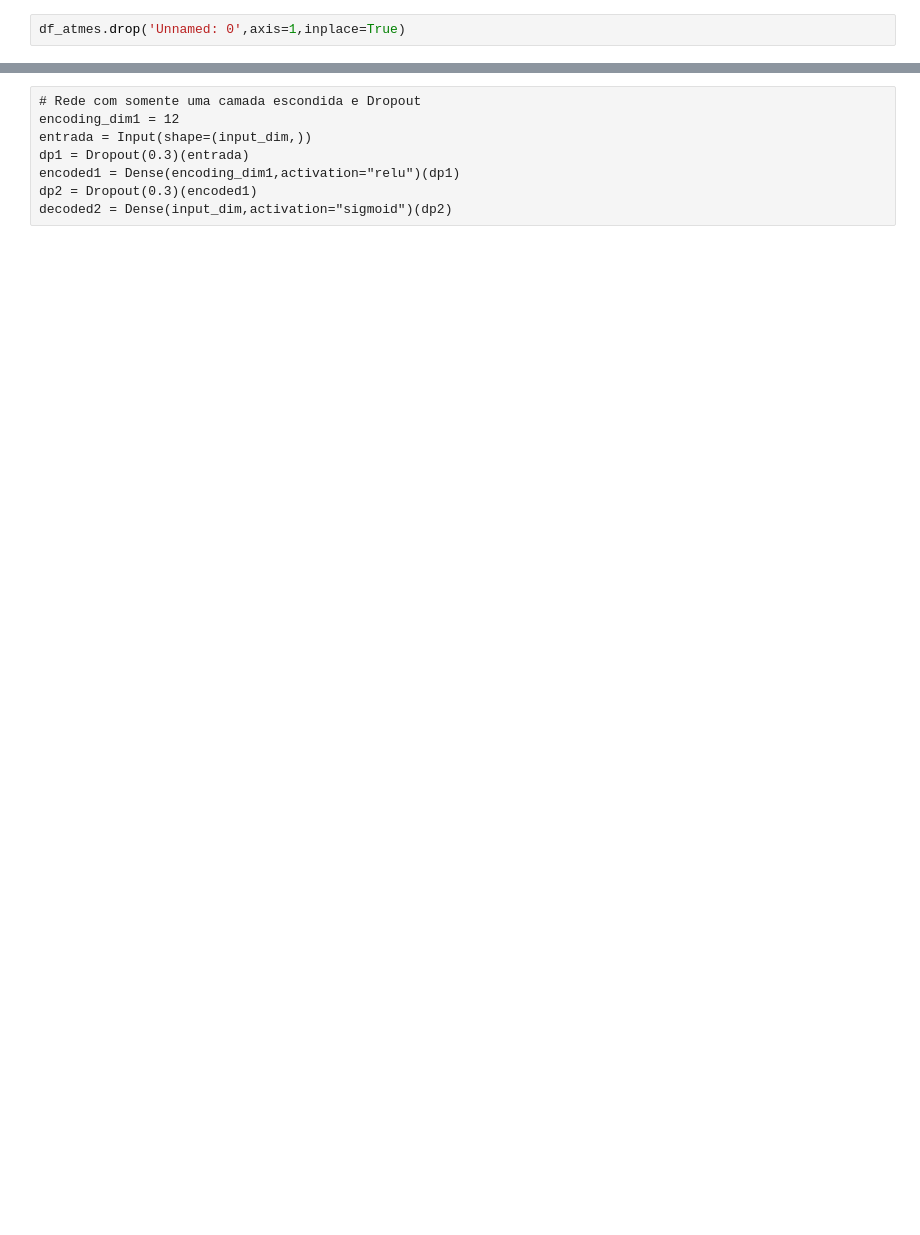
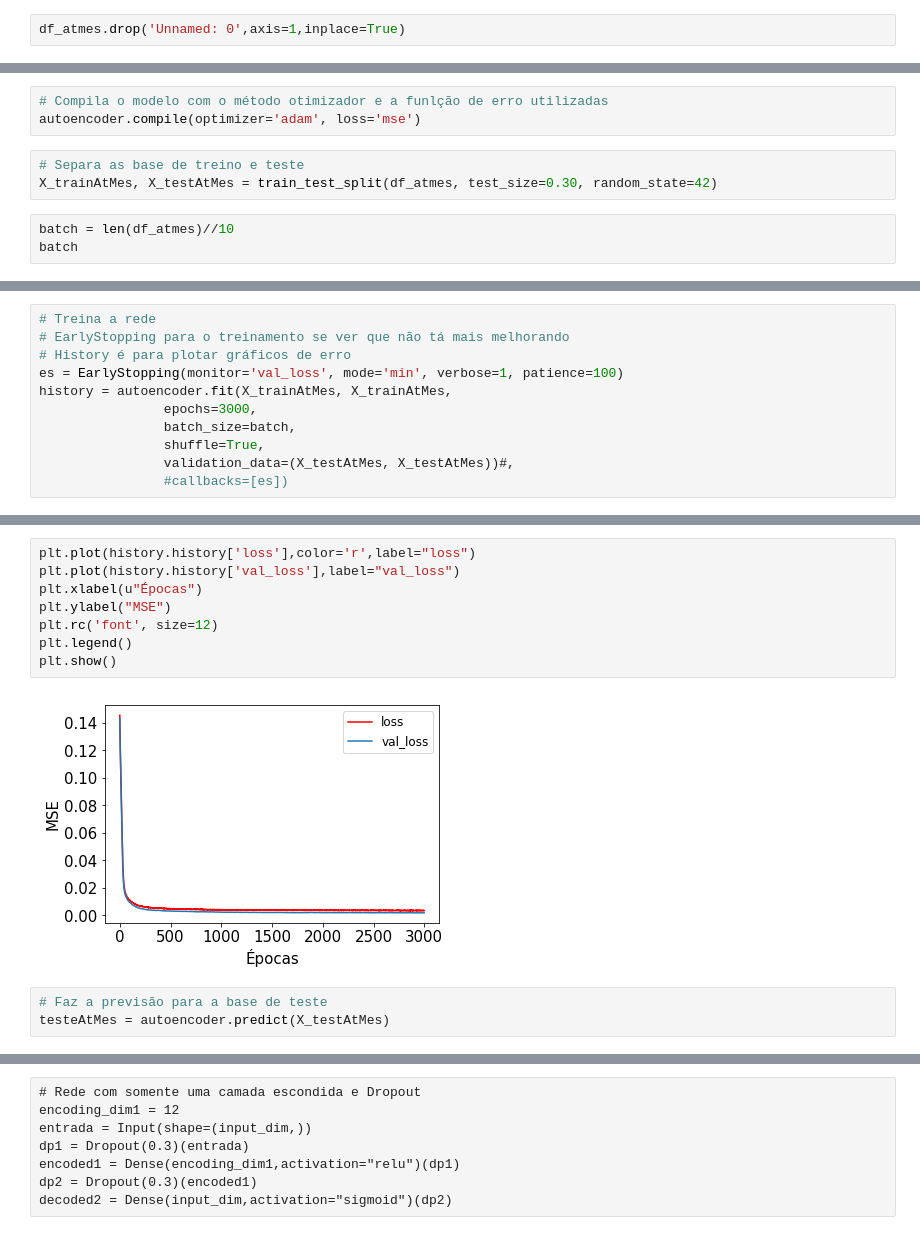
Before and after one commit to nabsonp/Autoencoder_Distribuicao_Especies, a Jupyter notebook: Treinamento.ipynb, the cells around one changed output, grey strips where cells are left out. Cells and saved outputs as stored; diff of their text form; blank space fills up the shorter version.

```diff
--- a/Treinamento.ipynb
+++ b/Treinamento.ipynb
@@ -185,0 +78,9 @@ input_dim
+# %%
+# Compila o modelo com o método otimizador e a funlção de erro utilizadas
+autoencoder.compile(optimizer='adam', loss='mse')
+# %%
+# Separa as base de treino e teste
+X_trainAtMes, X_testAtMes = train_test_split(df_atmes, test_size=0.30, random_state=42)
+# %%
+batch = len(df_atmes)//10
+batch
@@ -185,0 +94,11 @@ input_dim
+# %%
+# Treina a rede
+# EarlyStopping para o treinamento se ver que não tá mais melhorando
+# History é para plotar gráficos de erro
+es = EarlyStopping(monitor='val_loss', mode='min', verbose=1, patience=100)
+history = autoencoder.fit(X_trainAtMes, X_trainAtMes,
+                epochs=3000,
+                batch_size=batch,
+                shuffle=True,
+                validation_data=(X_testAtMes, X_testAtMes))#,
+                #callbacks=[es])
@@ -185,0 +123,13 @@ input_dim
+# %%
+plt.plot(history.history['loss'],color='r',label="loss")
+plt.plot(history.history['val_loss'],label="val_loss")
+plt.xlabel(u"Épocas")
+plt.ylabel("MSE")
+plt.rc('font', size=12)
+plt.legend()
+plt.show()
+# %% [output]
+[figure, added]
+# %%
+# Faz a previsão para a base de teste
+testeAtMes = autoencoder.predict(X_testAtMes)
```
Also changed, not shown: parts of 81 cells of this notebook.
